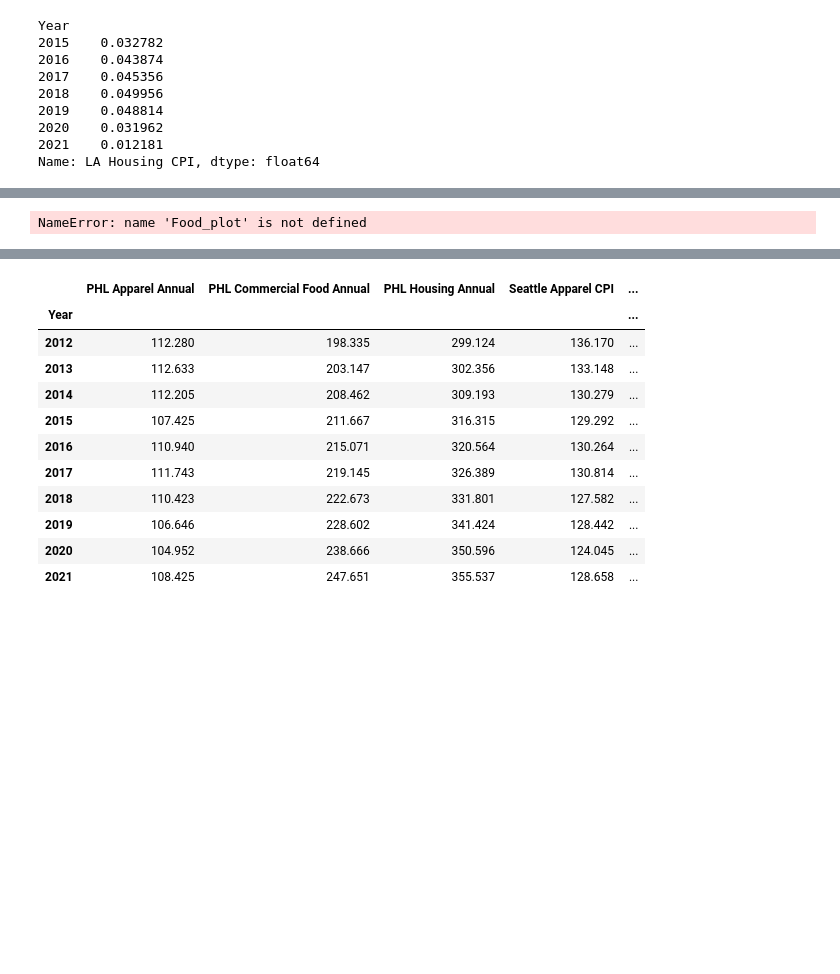
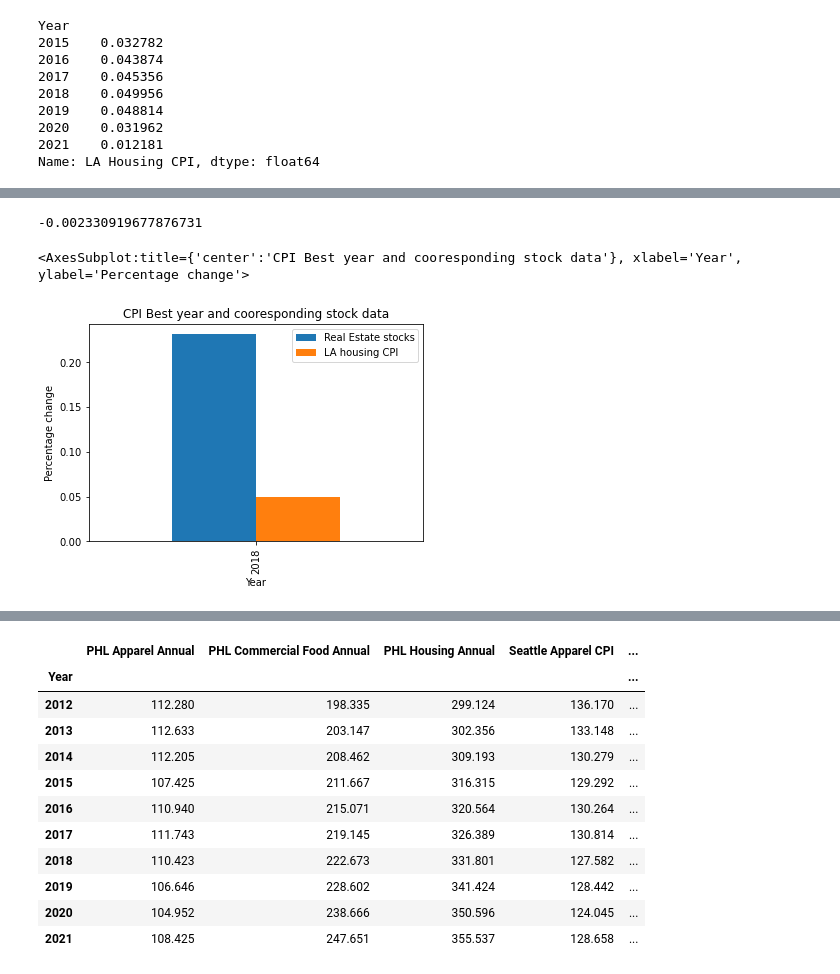
Before and after one commit to Angelboy-commercial/data-zookeepers, a Jupyter notebook: cpi_project.ipynb, the cells around one changed output, grey strips where cells are left out. Drawn from its saved outputs; the diff is of its cells as text; code cells hidden in the pictures; blank space fills up the shorter version.

```diff
--- a/cpi_project.ipynb
+++ b/cpi_project.ipynb
@@ -240,8 +240,31 @@ Food_plot=Food_combined.hvplot.bar(xlabel="Year", ylabel= "Annual Percent change
 Food_plot
 # %% [output]
 [interactive output not drawn]
-# %%
-combined_plots = Food_plot + Housing_plot + Apparel_plot
-combined_plots
-# %% [output]
-NameError: name 'Food_plot' is not defined
+# %%
+#What is the relationship between the CPI percent change and real estate stocks?
+covariance= Housing_pct_change.cov(Real_estate_stock_annual)
+covariance
+# %% [output]
+-0.002330919677876731
+# %%
+# Question 1. For each industry, during the biggest increase and decrease in CPI, what was the stock market trend?
+def extract_max(df):
+    return df[df.iloc[:, 1] == df.iloc[:, 1].max()]
+
+def extract_min(df):
+     return df[df.iloc[:, 1] == df.iloc[:, 1].min()]
+
+def graph_max(df):
+    bar = extract_max(df)
+    graph = bar.plot.bar(ylabel="Percentage change", xlabel="Year", title="CPI Best year and cooresponding stock data")
+    return graph
+
+def graph_min(df):
+    bar = extract_min(df)
+    graph = bar.plot.bar(ylabel="Percentage change", xlabel="Year", title="CPI Best year and cooresponding stock data")
+    return graph
+# %%
+graph_max(Housing_combined)
+# %% [output]
+<AxesSubplot:title={'center':'CPI Best year and cooresponding stock data'}, xlabel='Year', ylabel='Percentage change'>
+[figure, added]
```
Also changed, not shown: parts of 5 cells of this notebook.
